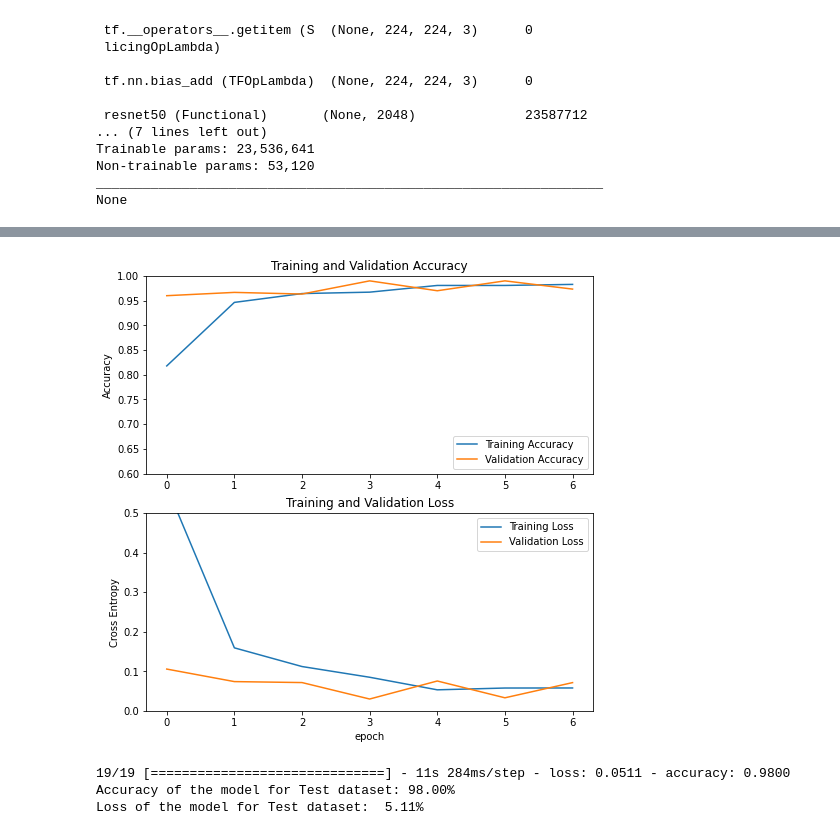
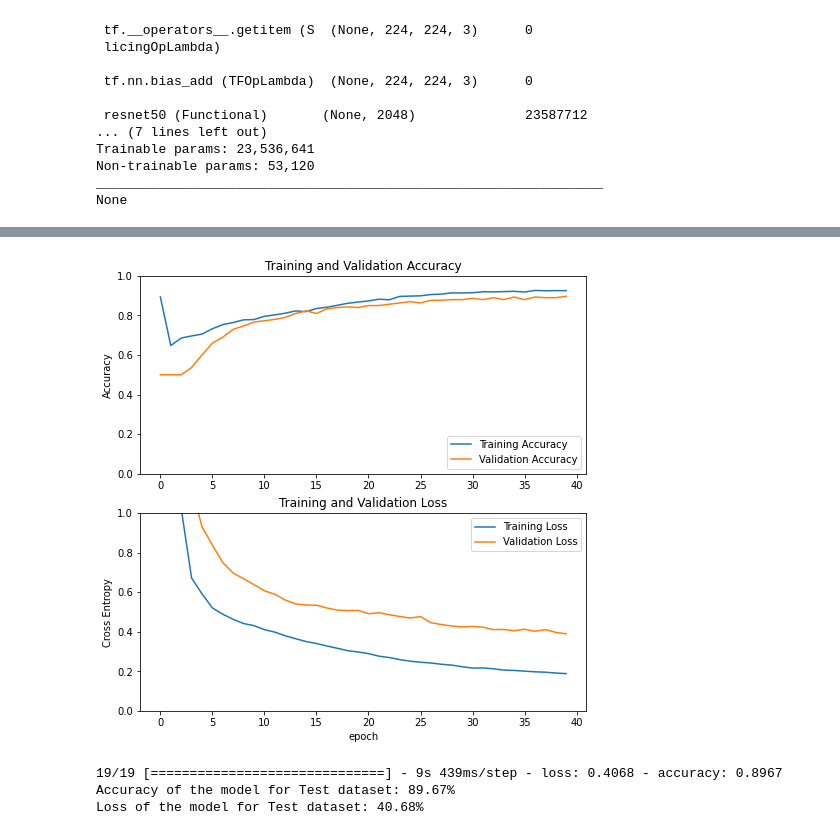
Before and after one commit to LuciaManzanoUOC/MTP-UOC, a Jupyter notebook: GeneralModel.ipynb, the cells around one changed output, grey strips where cells are left out. Drawn from its saved outputs; the diff is of its cells as text; code cells hidden in the pictures.

```diff
--- a/GeneralModel.ipynb
+++ b/GeneralModel.ipynb
@@ -97,8 +99,8 @@ BATCH_SIZE = 16
 IMG_SIZE = (224, 224)
 
 # Build the train dataset.
-train_dataset = image_dataset_from_directory("Database/train",
-                                             shuffle=True,
+train_dataset = image_dataset_from_directory("Database_I_II_III/train",
+                                             shuffle=False,
                                              batch_size=BATCH_SIZE,
                                              image_size=IMG_SIZE)
 # %% [output]
@@ -113,8 +115,8 @@ test_dataset = image_dataset_from_directory("Database/test",
 Found 300 files belonging to 2 classes.
 # %%
 # Build the validation dataset.
-val_dataset = image_dataset_from_directory("Database/validation",
-                                             shuffle=True,
+val_dataset = image_dataset_from_directory("Database_I_II_III/validation",
+                                             shuffle=False,
                                              batch_size=BATCH_SIZE,
                                              image_size=IMG_SIZE)
 # %% [output]
@@ -239,11 +248,11 @@ model.compile(optimizer = tf.keras.optimizers.Adam(learning_rate = 0.00001),
               metrics=['accuracy'])
 
 # Usamos la técnica de Early Stopping para evitar el sobreentrenamiento
-callbacks = EarlyStopping(monitor = 'val_loss', patience = 3)
+callbacks = EarlyStopping(monitor = 'val_loss', patience = 10)
 
 # Train the model
 history = model.fit(train_dataset,
-                    epochs = 10,
+                    epochs = 40,
                     validation_data = val_dataset,
                     callbacks = callbacks)
 # %% [output]
@@ -264,32 +276,32 @@ Epoch 7/10
 # %%
 # Plot the results for the train and validation dataset:
 acc = history.history['accuracy']
 val_acc = history.history['val_accuracy']
 loss = history.history['loss']
 val_loss = history.history['val_loss']
 
 # Accuracy
 plt.figure(figsize=(8, 8))
 plt.subplot(2, 1, 1)
 plt.plot(acc, label = 'Training Accuracy')
 plt.plot(val_acc, label = 'Validation Accuracy')
 plt.legend(loc ='lower right')
 plt.ylabel('Accuracy')
-plt.ylim([0.6, 1.0])
+plt.ylim([0, 1.0])
 plt.title('Training and Validation Accuracy')
 
 # Loss
 plt.subplot(2, 1, 2)
 plt.plot(loss, label = 'Training Loss')
 plt.plot(val_loss, label = 'Validation Loss')
 plt.legend(loc ='upper right')
 plt.ylabel('Cross Entropy')
-plt.ylim([0, 0.5])
+plt.ylim([0, 1.0])
 plt.title('Training and Validation Loss')
 plt.xlabel('epoch')
 plt.show()
 # %% [output]
-[figure, old version]
+[figure, new version]
 # %%
 # Save the model
 model.save('general_model.h5')
@@ -298,9 +308,10 @@ model = load_model('general_model.h5')
 # %%
 # Evaluate the model using the Test dataset.
-loss_test, acc_test = model.evaluate(test_dataset, verbose = 1)
+loss_test, acc_test = model.evaluate(test_dataset, batch_size=BATCH_SIZE,
+                                     verbose=1)
 print("Accuracy of the model for Test dataset: {:5.2f}%".format(100 * acc_test))
 print("Loss of the model for Test dataset: {:5.2f}%".format(100 * loss_test))
 # %% [output]
-19/19 [==============================] - 11s 284ms/step - loss: 0.0511 - accuracy: 0.9800
-Accuracy of the model for Test dataset: 98.00%
-Loss of the model for Test dataset:  5.11%
+19/19 [==============================] - 9s 439ms/step - loss: 0.4068 - accuracy: 0.8967
+Accuracy of the model for Test dataset: 89.67%
+Loss of the model for Test dataset: 40.68%
```
Also changed, not shown: parts of 13 cells of this notebook.
